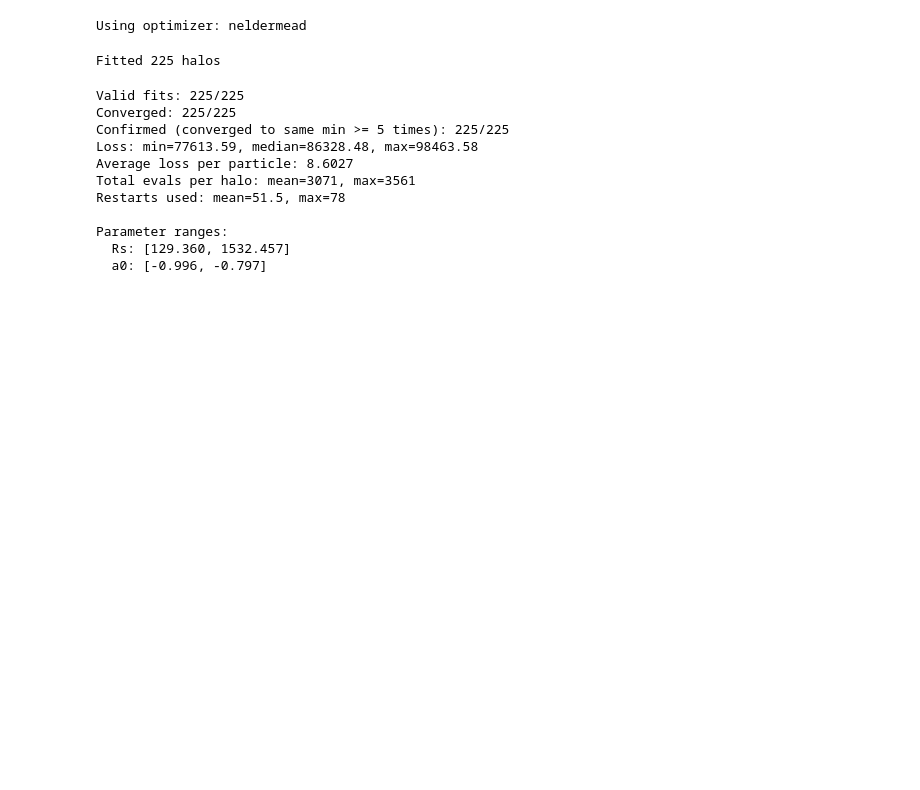
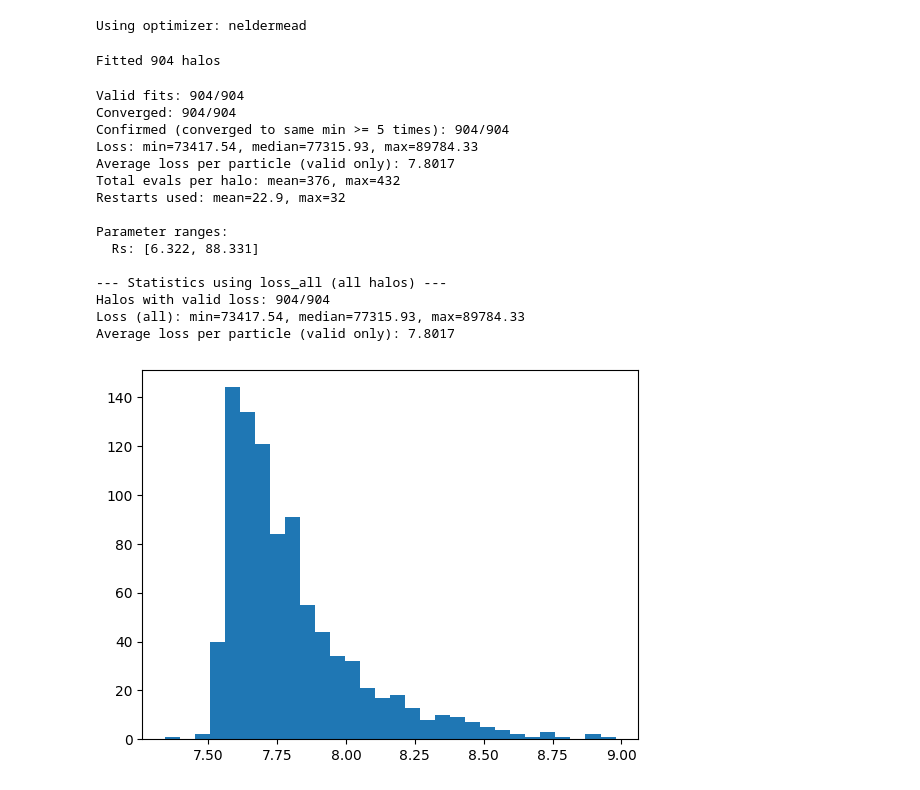
Before and after one commit to Richard-Sti/CDMProfile, a Jupyter notebook: notebooks/examples/fit_single.ipynb, the cells around one changed output. Cells and saved outputs as stored; diff of their text form; code cells hidden in the pictures; blank space fills up the shorter version.

```diff
--- a/notebooks/examples/fit_single.ipynb
+++ b/notebooks/examples/fit_single.ipynb
@@ -57,14 +88,14 @@ for i in tqdm(range(halos.n_halos), desc="Fitting"):
         binned['bin_positions'][i],
         binned['rmin'][i],
         binned['rmax'][i],
-        max_restarts=200,
+        max_restarts=500,
         nconv_required=20,
         conv_rtol=1e-3,
-        Rs_upper_factor=1,
+        Rs_upper_factor=10,
         # conv_atol=0.5,
         # maxeval=2000,
-        a_lower=-500,
-        a_upper=500,
+        a_lower=-50,
+        a_upper=50,
         optimizer=optimizer,
         # seed=42 + i,
     )
@@ -74,7 +105,7 @@ for i in tqdm(range(halos.n_halos), desc="Fitting"):
 print(f"\nFitted {len(results)} halos")
 # %% [output]
 Using optimizer: neldermead
-Fitted 225 halos
+Fitted 904 halos
 # %%
 # Summary statistics
 # Filter out failed fits (params is None)
@@ -98,7 +129,7 @@ if len(valid_results) > 0:
     print(f"Converged: {converged.sum()}/{len(converged)}")
     print(f"Confirmed (converged to same min >= 5 times): {confirmed.sum()}/{len(confirmed)}")
     print(f"Loss: min={losses.min():.2f}, median={np.median(losses):.2f}, max={losses.max():.2f}")
-    print(f"Average loss per particle: {avg_loss:.4f}")
+    print(f"Average loss per particle (valid only): {avg_loss:.4f}")
     print(f"Total evals per halo: mean={neval.mean():.0f}, max={neval.max()}")
     print(f"Restarts used: mean={nrestart_used.mean():.1f}, max={nrestart_used.max()}")
 
@@ -108,18 +139,64 @@ if len(valid_results) > 0:
         print(f"  a{i}: [{params[:,i+1].min():.3f}, {params[:,i+1].max():.3f}]")
 else:
     print("No valid fits!")
+
+# Statistics using loss_all (includes failed attempts)
+print("\n--- Statistics using loss_all (all halos) ---")
+losses_all = np.array([r['loss_all'] for r in results])
+npart_all = binned['npart']
+
+# Filter out failed optimizer runs (loss >= 1e29 indicates optimizer failure)
+valid_mask = losses_all < 1e29
+n_valid = valid_mask.sum()
+n_failed = len(results) - n_valid
+print(f"Halos with valid loss: {n_valid}/{len(results)}")
+
+if n_valid > 0:
+    loss_per_particle = losses_all[valid_mask] / npart_all[valid_mask]
+    avg_loss_all = np.mean(loss_per_particle)
+    print(f"Loss (all): min={losses_all[valid_mask].min():.2f}, "
+          f"median={np.median(losses_all[valid_mask]):.2f}, "
+          f"max={losses_all[valid_mask].max():.2f}")
+    print(f"Average loss per particle (valid only): {avg_loss_all:.4f}")
+
+    # Percentile imputation for failed halos
+    failure_percentile = config['fitting'].get('failure_loss_percentile', 95)
+    if failure_percentile > 0 and n_failed > 0:
+        print(f"\n--- Percentile imputation (p={failure_percentile}) ---")
+        imputed_loss = np.percentile(loss_per_particle, failure_percentile)
+        print(f"Imputed loss per particle for {n_failed} failed halos: {imputed_loss:.4f}")
+
+        # Create full array with imputed values for failed halos
+        loss_per_particle_imputed = np.where(
+            valid_mask,
+            losses_all / npart_all,
+            imputed_loss
+        )
+        avg_loss_imputed = np.mean(loss_per_particle_imputed)
+        print(f"Average loss per particle (with imputation): {avg_loss_imputed:.4f}")
 # %% [output]
-Valid fits: 225/225
-Converged: 225/225
-Confirmed (converged to same min >= 5 times): 225/225
-Loss: min=77613.59, median=86328.48, max=98463.58
-Average loss per particle: 8.6027
-Total evals per halo: mean=3071, max=3561
-Restarts used: mean=51.5, max=78
+Valid fits: 904/904
+Converged: 904/904
+Confirmed (converged to same min >= 5 times): 904/904
+Loss: min=73417.54, median=77315.93, max=89784.33
+Average loss per particle (valid only): 7.8017
+Total evals per halo: mean=376, max=432
+Restarts used: mean=22.9, max=32
 
 Parameter ranges:
-  Rs: [129.360, 1532.457]
-  a0: [-0.996, -0.797]
+  Rs: [6.322, 88.331]
+
+--- Statistics using loss_all (all halos) ---
+Halos with valid loss: 904/904
+Loss (all): min=73417.54, median=77315.93, max=89784.33
+Average loss per particle (valid only): 7.8017
+# %%
+plt.figure()
+plt.hist(losses_all[valid_mask] / npart_all[valid_mask], bins=30)
+
+plt.show()
+# %% [output]
+[figure, added]
 # %%
 # Plot parameter distributions
 ncols = 1 + fitter.nfree
```
Also changed, not shown: parts of 7 cells of this notebook.
